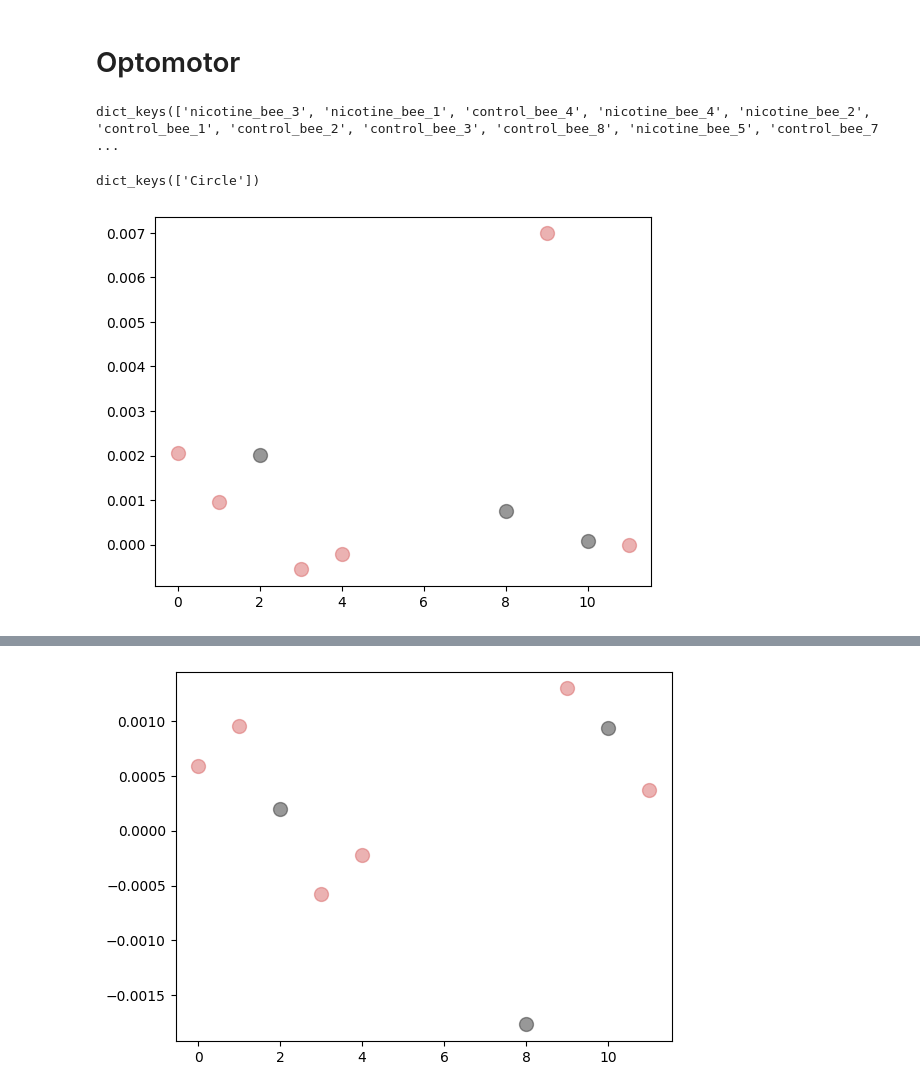
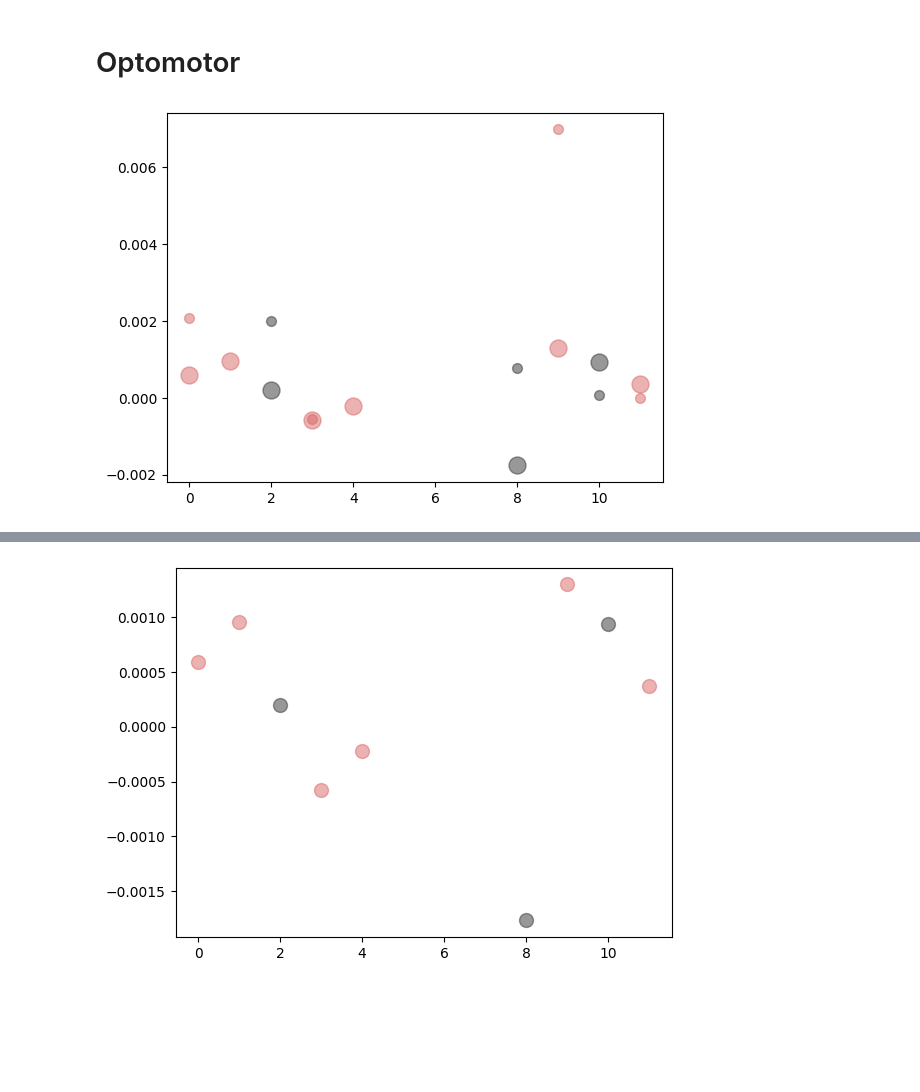
Before and after one commit to mattsmiths/biol470, a Jupyter notebook: final_project/FinalProject_Analysis_2.ipynb, the cells around one changed output, grey strips where cells are left out. Saved outputs shown, nothing was run; the diff lists cells and outputs as text; code cells hidden in the pictures; blank space fills up the shorter version.

```diff
--- a/final_project/FinalProject_Analysis_2.ipynb
+++ b/final_project/FinalProject_Analysis_2.ipynb
@@ -458,20 +457,54 @@ for bees in findBees:
-# %%
-allStore.keys()
-# %% [output]
-dict_keys(['nicotine_bee_3', 'nicotine_bee_1', 'control_bee_4', 'nicotine_bee_4', 'nicotine_bee_2', 'control_bee_1', 'control_bee_2', 'control_bee_3', 'control_bee_8', 'nicotine_bee_5', 'control_bee_7 ...
-# %%
-allStore[ele].keys()
-# %% [output]
-dict_keys(['Circle'])
+# %%
+findBees = glob.glob('/content/biol470/final_project/*/assay2*rev*')
+
+
+for bees in findBees:
+
+  allStore[bees.split('/')[-2]]['Opto_Rev'] = []
+  data1 = pd.read_csv(bees)
+  x_store = []
+  y_store = []
+  rad_store = []
+  # Pulling out the centroid for each detection event
+  for ind,ele in enumerate(data1['x_min']):
+    x_center = (ele+data1['x_max'][ind])/2
+    y_center = (data1['y_min'][ind]+data1['y_max'][ind])/2
+    x_store.append(x_center)
+    y_store.append(y_center)
+
+  speed = []
+  fx = []
+  fy = []
+  # updating to euclidean distance
+  for ind,x1 in enumerate(x_store[1:]):
+    previous_pos = np.array([2000,1500])
+    current_pos = np.array([x_store[ind+1],y_store[ind+1]])
+
+    # Euclidean distance calculation
+    temp = np.linalg.norm((current_pos-previous_pos))
+    speed.append(temp)
+    fx.append(x_store[ind+1])
+    fy.append(y_store[ind+1])
+    #if temp < 500 and x_store[ind+1] > 1000:
+    dx = 2000 - x_store[ind]
+    dy = 1500 - y_store[ind]
+    angle_rad = math.atan2(dy, dx)
+
+    rad_store.append(angle_rad)
+
+  allStore[bees.split('/')[-2]]['Opto_Rev'].append(np.diff(rad_store))
 # %%
 plt.figure()
 for ind,ele in enumerate(allStore.keys()):
   if 'Opto' not in allStore[ele]:continue
   if 'nic' in ele:
     cc1 = (0.85,0.4,0.4,0.5)
   else:
     cc1 = (0.2,0.2,0.2,0.5)
 
-  plt.scatter(ind,np.nanmean(allStore[ele]['Opto']),s=100,color=cc1)
+  if 'Opto_Fwd' in allStore[ele]:
+    plt.scatter(ind,np.nanmean(allStore[ele]['Opto_Fwd']),s=150,color=cc1)
+  if 'Opto_Rev' in allStore[ele]:
+    plt.scatter(ind,np.nanmean(allStore[ele]['Opto_Rev']),s=50,color=cc1)
 # %% [output]
-[figure, old version]
+[figure, new version]
```
Also changed, not shown: parts of 26 cells of this notebook.
